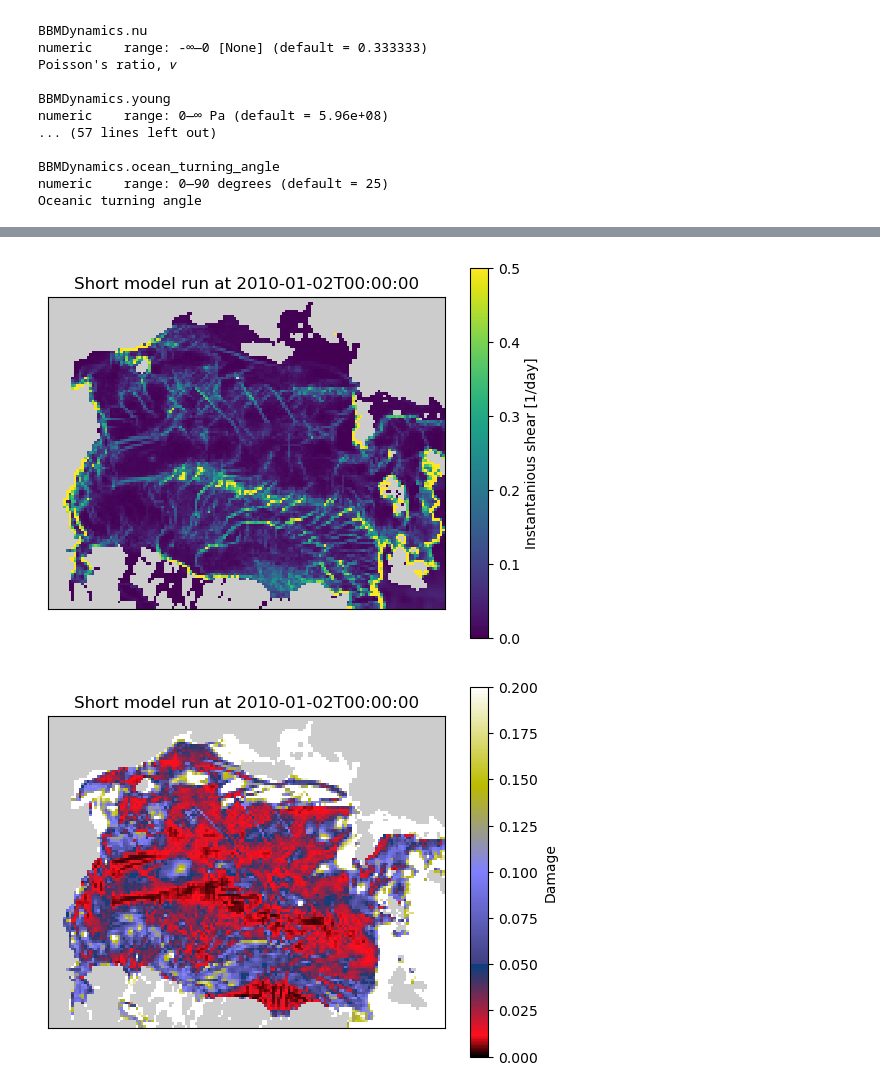
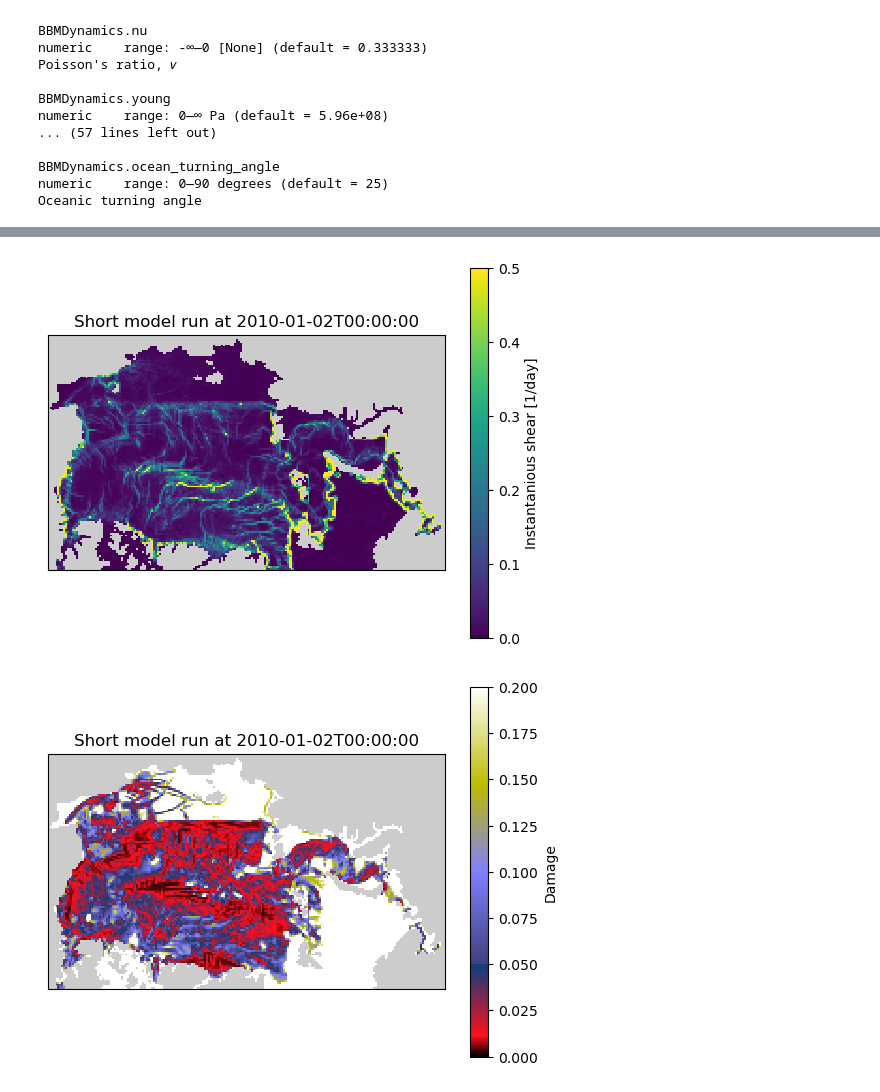
Before and after one commit to sasip-climate/notebooks-nextsim-workshop2025, a Jupyter notebook: nextsimdg/demo-realistic.ipynb, the cells around one changed output, grey strips where cells are left out. Drawn from its saved outputs; the diff is of its cells as text; code cells hidden in the pictures.

Commit message:
Fixes for the realistic setup
Similar to the changes before, but I also had to turn off check_fields,
which is annoying.

```diff
--- a/nextsimdg/demo-realistic.ipynb
+++ b/nextsimdg/demo-realistic.ipynb
@@ -69,10 +69,10 @@ sys     0m1.123s
 # %%
 # Load the NetCDF file
-ds = xr.open_dataset("25km_NH.diagnostic.nc", group="/data")
+ds = xr.open_dataset("25km_NH.diagnostic.nc", drop_variables=['x_dim', 'y_dim'])
 print(ds)
 
 # We (still) need to fetch the mask from the init file
-mask = xr.open_dataset("/home/data-nextsim-workshop2025/nextsimdg/demo-realistic/init_25km_NH.nc", group="/data")['mask']
+mask = xr.open_dataset("/home/data-nextsim-workshop2025/nextsimdg/demo-realistic/init_25km_NH.nc", drop_variables=['x_dim', 'y_dim'])['mask']
 land = np.where(mask == 0, 1, np.nan)  # 1 = land, nan = ocean
 # %% [output]
 <xarray.Dataset>
@@ -127,29 +126,29 @@ plt.colorbar(p, label='Instantanious shear [1/day]', orientation='vertical')
 
 plt.pcolormesh(land, shading='auto', cmap='Pastel2', vmin=0, vmax=1)
 
-plt.title(f"Short model run at {time_vals[time_index].isoformat()}")
+plt.title(f"Short model run at {time.to_index()[time_index].isoformat()}")
 
 plt.xticks([])
 plt.yticks([])
 plt.show()
 # %% [output]
-[figure, old version]
+[figure, new version]
 # %%
-var = ds['damage'].isel(time=time_index)
+var = ds['damage'].isel(time=time_index).isel(dg_comp=0)
 
 plt.figure()
 p = plt.pcolormesh(var, shading='auto', cmap='gist_stern', vmin=0, vmax=0.2)
 plt.gca().set_aspect('equal')
 plt.colorbar(p, label='Damage', orientation='vertical')
 
 plt.pcolormesh(land, shading='auto', cmap='Pastel2', vmin=0, vmax=1)
 
-plt.title(f"Short model run at {time_vals[time_index].isoformat()}")
+plt.title(f"Short model run at {time.to_index()[time_index].isoformat()}")
 
 plt.xticks([])
 plt.yticks([])
 plt.show()
 # %% [output]
-[figure, old version]
+[figure, new version]
 # %%
 ds.close()
```
Also changed, not shown: parts of 4 cells of this notebook, 1 other file.
